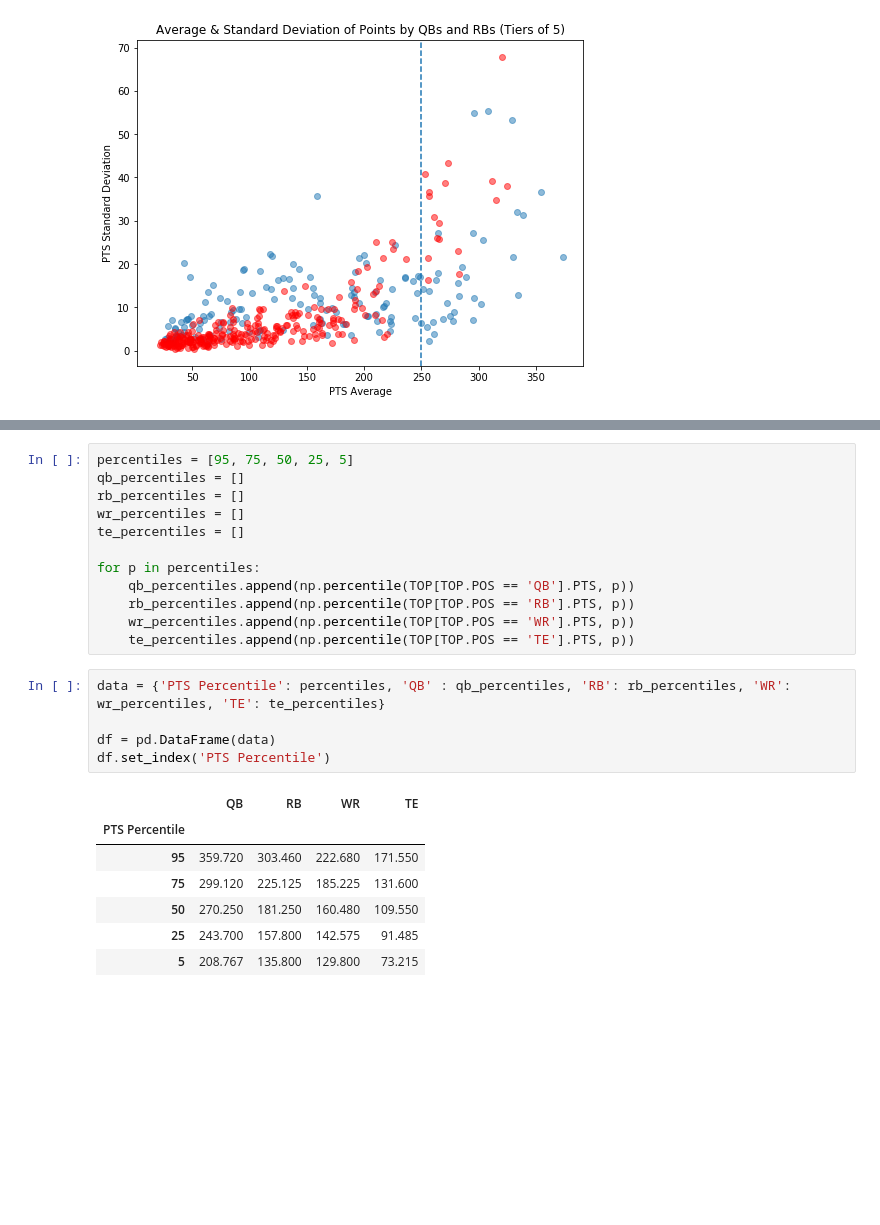
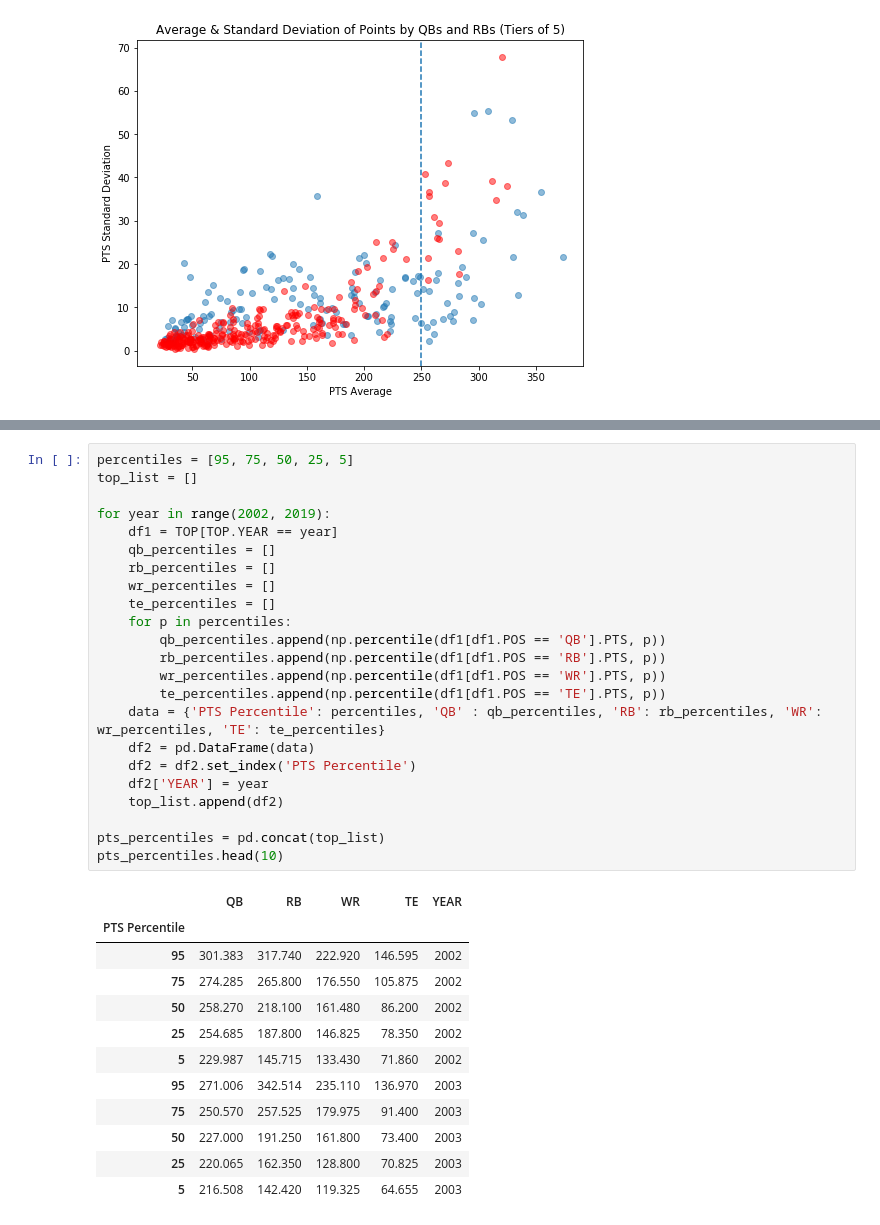
Before and after one commit to jlwalsh13/Capstone_1, a Jupyter notebook: fantasy_project.ipynb, the cells around one changed output, grey strips where cells are left out. Saved outputs shown, nothing was run; the diff lists cells and outputs as text; blank space fills up the shorter version.

```diff
--- a/fantasy_project.ipynb
+++ b/fantasy_project.ipynb
@@ -218,25 +250,36 @@ plt.show()
 # %%
 percentiles = [95, 75, 50, 25, 5]
-qb_percentiles = []
-rb_percentiles = []
-wr_percentiles = []
-te_percentiles = []
+top_list = []
 
-for p in percentiles:
-    qb_percentiles.append(np.percentile(TOP[TOP.POS == 'QB'].PTS, p))
-    rb_percentiles.append(np.percentile(TOP[TOP.POS == 'RB'].PTS, p))
-    wr_percentiles.append(np.percentile(TOP[TOP.POS == 'WR'].PTS, p))
-    te_percentiles.append(np.percentile(TOP[TOP.POS == 'TE'].PTS, p))
+for year in range(2002, 2019):
+    df1 = TOP[TOP.YEAR == year]
+    qb_percentiles = []
+    rb_percentiles = []
+    wr_percentiles = []
+    te_percentiles = []
+    for p in percentiles:
+        qb_percentiles.append(np.percentile(df1[df1.POS == 'QB'].PTS, p))
+        rb_percentiles.append(np.percentile(df1[df1.POS == 'RB'].PTS, p))
+        wr_percentiles.append(np.percentile(df1[df1.POS == 'WR'].PTS, p))
+        te_percentiles.append(np.percentile(df1[df1.POS == 'TE'].PTS, p))
+    data = {'PTS Percentile': percentiles, 'QB' : qb_percentiles, 'RB': rb_percentiles, 'WR': wr_percentiles, 'TE': te_percentiles}
+    df2 = pd.DataFrame(data)
+    df2 = df2.set_index('PTS Percentile')
+    df2['YEAR'] = year
+    top_list.append(df2)
+
+pts_percentiles = pd.concat(top_list)
+pts_percentiles.head(10)
+# %% [output]
+|  | QB | RB | WR | TE | YEAR |
+| PTS Percentile |  |  |  |  |  |
+| 95 | 301.383 | 317.740 | 222.920 | 146.595 | 2002 |
+| 75 | 274.285 | 265.800 | 176.550 | 105.875 | 2002 |
+| 50 | 258.270 | 218.100 | 161.480 | 86.200 | 2002 |
+| 25 | 254.685 | 187.800 | 146.825 | 78.350 | 2002 |
+| 5 | 229.987 | 145.715 | 133.430 | 71.860 | 2002 |
+| 95 | 271.006 | 342.514 | 235.110 | 136.970 | 2003 |
+| 75 | 250.570 | 257.525 | 179.975 | 91.400 | 2003 |
+| 50 | 227.000 | 191.250 | 161.800 | 73.400 | 2003 |
+| 25 | 220.065 | 162.350 | 128.800 | 70.825 | 2003 |
+| 5 | 216.508 | 142.420 | 119.325 | 64.655 | 2003 |
-# %%
-data = {'PTS Percentile': percentiles, 'QB' : qb_percentiles, 'RB': rb_percentiles, 'WR': wr_percentiles, 'TE': te_percentiles}
-
-df = pd.DataFrame(data)
-df.set_index('PTS Percentile')
-# %% [output]
-|  | QB | RB | WR | TE |
-| PTS Percentile |  |  |  |  |
-| 95 | 359.720 | 303.460 | 222.680 | 171.550 |
-| 75 | 299.120 | 225.125 | 185.225 | 131.600 |
-| 50 | 270.250 | 181.250 | 160.480 | 109.550 |
-| 25 | 243.700 | 157.800 | 142.575 | 91.485 |
-| 5 | 208.767 | 135.800 | 129.800 | 73.215 |
```
Also changed, not shown: parts of 6 cells of this notebook.
